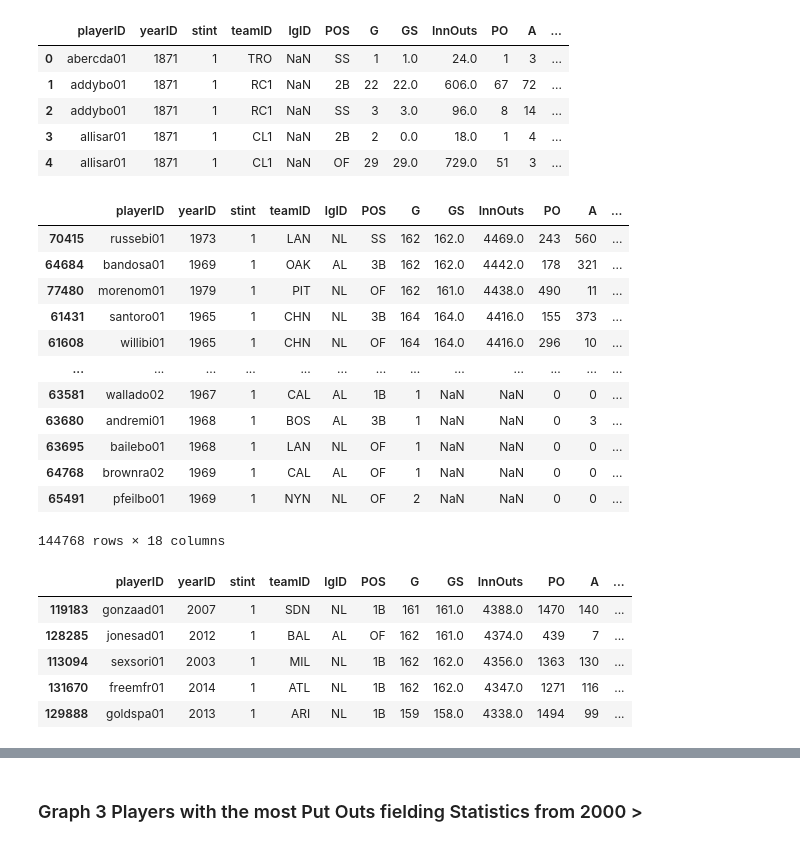
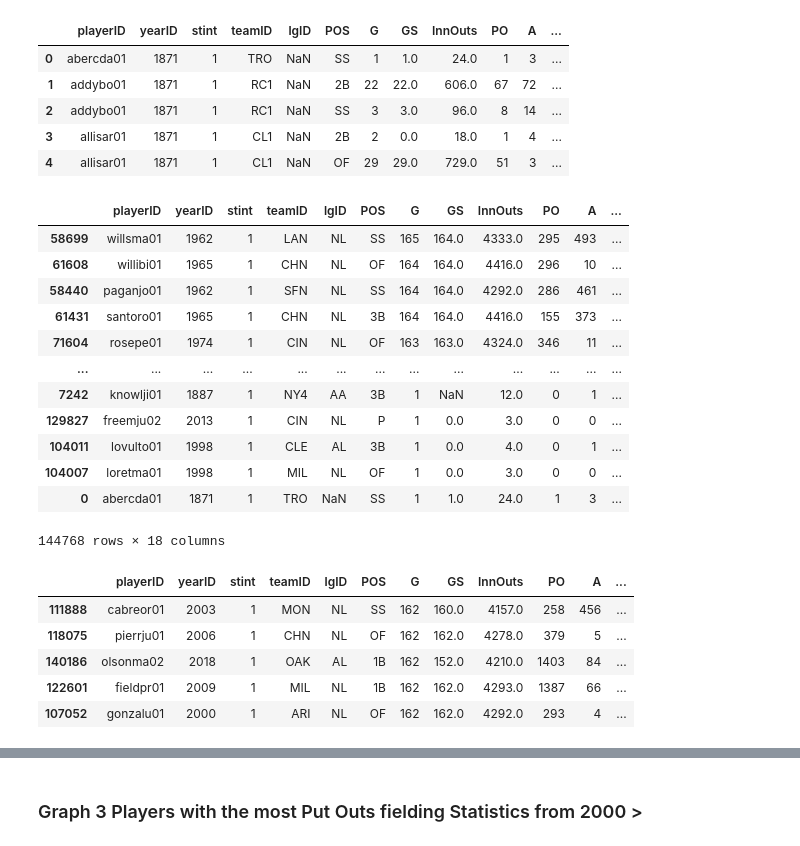
Before and after one commit to data301-2021-winter1/project-group37-project, a Jupyter notebook: notebooks/analysis2.ipynb, the cells around one changed output, grey strips where cells are left out. Drawn from its saved outputs; the diff is of its cells as text; code cells hidden in the pictures.

```diff
--- a/notebooks/analysis2.ipynb
+++ b/notebooks/analysis2.ipynb
@@ -150,32 +163,32 @@ fielding1.head()
 | 4 | allisar01 | 1871 | 1 | CL1 | NaN | OF | 29 | 29.0 | 729.0 | 51 | 3 | ... |
 # %%
 fielding1_clean = (fielding1
-                .sort_values(by = "InnOuts", ascending = False)
+                .sort_values(by = "G", ascending = False)
                )
 fielding1_clean
 # %% [output]
 |  | playerID | yearID | stint | teamID | lgID | POS | G | GS | InnOuts | PO | A | ... |
-| 70415 | russebi01 | 1973 | 1 | LAN | NL | SS | 162 | 162.0 | 4469.0 | 243 | 560 | ... |
-| 64684 | bandosa01 | 1969 | 1 | OAK | AL | 3B | 162 | 162.0 | 4442.0 | 178 | 321 | ... |
-| 77480 | morenom01 | 1979 | 1 | PIT | NL | OF | 162 | 161.0 | 4438.0 | 490 | 11 | ... |
+| 58699 | willsma01 | 1962 | 1 | LAN | NL | SS | 165 | 164.0 | 4333.0 | 295 | 493 | ... |
+| 61608 | willibi01 | 1965 | 1 | CHN | NL | OF | 164 | 164.0 | 4416.0 | 296 | 10 | ... |
+| 58440 | paganjo01 | 1962 | 1 | SFN | NL | SS | 164 | 164.0 | 4292.0 | 286 | 461 | ... |
 | 61431 | santoro01 | 1965 | 1 | CHN | NL | 3B | 164 | 164.0 | 4416.0 | 155 | 373 | ... |
-| 61608 | willibi01 | 1965 | 1 | CHN | NL | OF | 164 | 164.0 | 4416.0 | 296 | 10 | ... |
+| 71604 | rosepe01 | 1974 | 1 | CIN | NL | OF | 163 | 163.0 | 4324.0 | 346 | 11 | ... |
 | ... | ... | ... | ... | ... | ... | ... | ... | ... | ... | ... | ... | ... |
-| 63581 | wallado02 | 1967 | 1 | CAL | AL | 1B | 1 | NaN | NaN | 0 | 0 | ... |
-| 63680 | andremi01 | 1968 | 1 | BOS | AL | 3B | 1 | NaN | NaN | 0 | 3 | ... |
-| 63695 | bailebo01 | 1968 | 1 | LAN | NL | OF | 1 | NaN | NaN | 0 | 0 | ... |
-| 64768 | brownra02 | 1969 | 1 | CAL | AL | OF | 1 | NaN | NaN | 0 | 0 | ... |
-| 65491 | pfeilbo01 | 1969 | 1 | NYN | NL | OF | 2 | NaN | NaN | 0 | 0 | ... |
+| 7242 | knowlji01 | 1887 | 1 | NY4 | AA | 3B | 1 | NaN | 12.0 | 0 | 1 | ... |
+| 129827 | freemju02 | 2013 | 1 | CIN | NL | P | 1 | 0.0 | 3.0 | 0 | 0 | ... |
+| 104011 | lovulto01 | 1998 | 1 | CLE | AL | 3B | 1 | 0.0 | 4.0 | 0 | 1 | ... |
+| 104007 | loretma01 | 1998 | 1 | MIL | NL | OF | 1 | 0.0 | 3.0 | 0 | 0 | ... |
+| 0 | abercda01 | 1871 | 1 | TRO | NaN | SS | 1 | 1.0 | 24.0 | 1 | 3 | ... |
 144768 rows × 18 columns
 # %%
 recentfielding_clean = fielding1_clean[fielding1_clean["yearID"] > 1999]
 recentfielding_clean.head()
 # %% [output]
 |  | playerID | yearID | stint | teamID | lgID | POS | G | GS | InnOuts | PO | A | ... |
-| 119183 | gonzaad01 | 2007 | 1 | SDN | NL | 1B | 161 | 161.0 | 4388.0 | 1470 | 140 | ... |
-| 128285 | jonesad01 | 2012 | 1 | BAL | AL | OF | 162 | 161.0 | 4374.0 | 439 | 7 | ... |
-| 113094 | sexsori01 | 2003 | 1 | MIL | NL | 1B | 162 | 162.0 | 4356.0 | 1363 | 130 | ... |
-| 131670 | freemfr01 | 2014 | 1 | ATL | NL | 1B | 162 | 162.0 | 4347.0 | 1271 | 116 | ... |
-| 129888 | goldspa01 | 2013 | 1 | ARI | NL | 1B | 159 | 158.0 | 4338.0 | 1494 | 99 | ... |
+| 111888 | cabreor01 | 2003 | 1 | MON | NL | SS | 162 | 160.0 | 4157.0 | 258 | 456 | ... |
+| 118075 | pierrju01 | 2006 | 1 | CHN | NL | OF | 162 | 162.0 | 4278.0 | 379 | 5 | ... |
+| 140186 | olsonma02 | 2018 | 1 | OAK | AL | 1B | 162 | 152.0 | 4210.0 | 1403 | 84 | ... |
+| 122601 | fieldpr01 | 2009 | 1 | MIL | NL | 1B | 162 | 162.0 | 4293.0 | 1387 | 66 | ... |
+| 107052 | gonzalu01 | 2000 | 1 | ARI | NL | OF | 162 | 162.0 | 4292.0 | 293 | 4 | ... |
 # %%
 fielding2_clean = (recentfielding_clean
```
Also changed, not shown: parts of 14 cells of this notebook.
